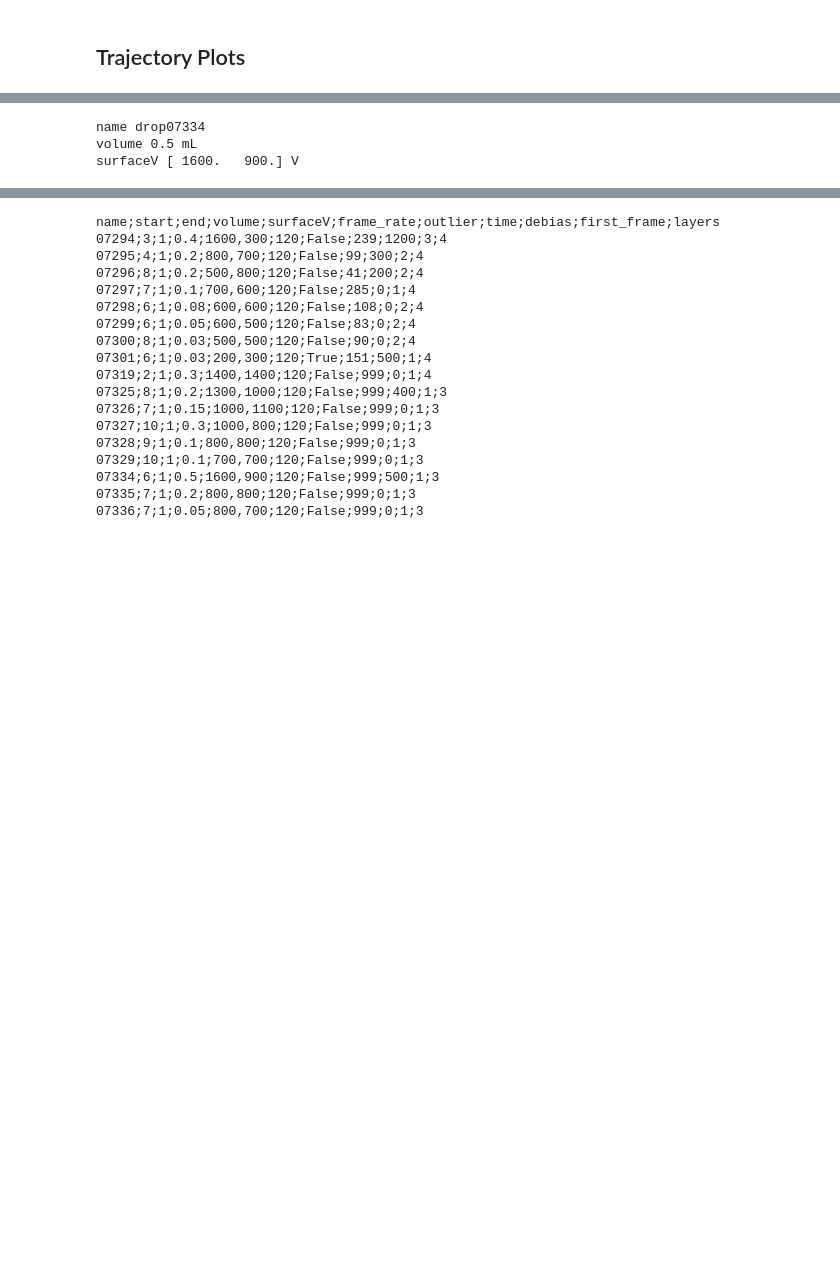
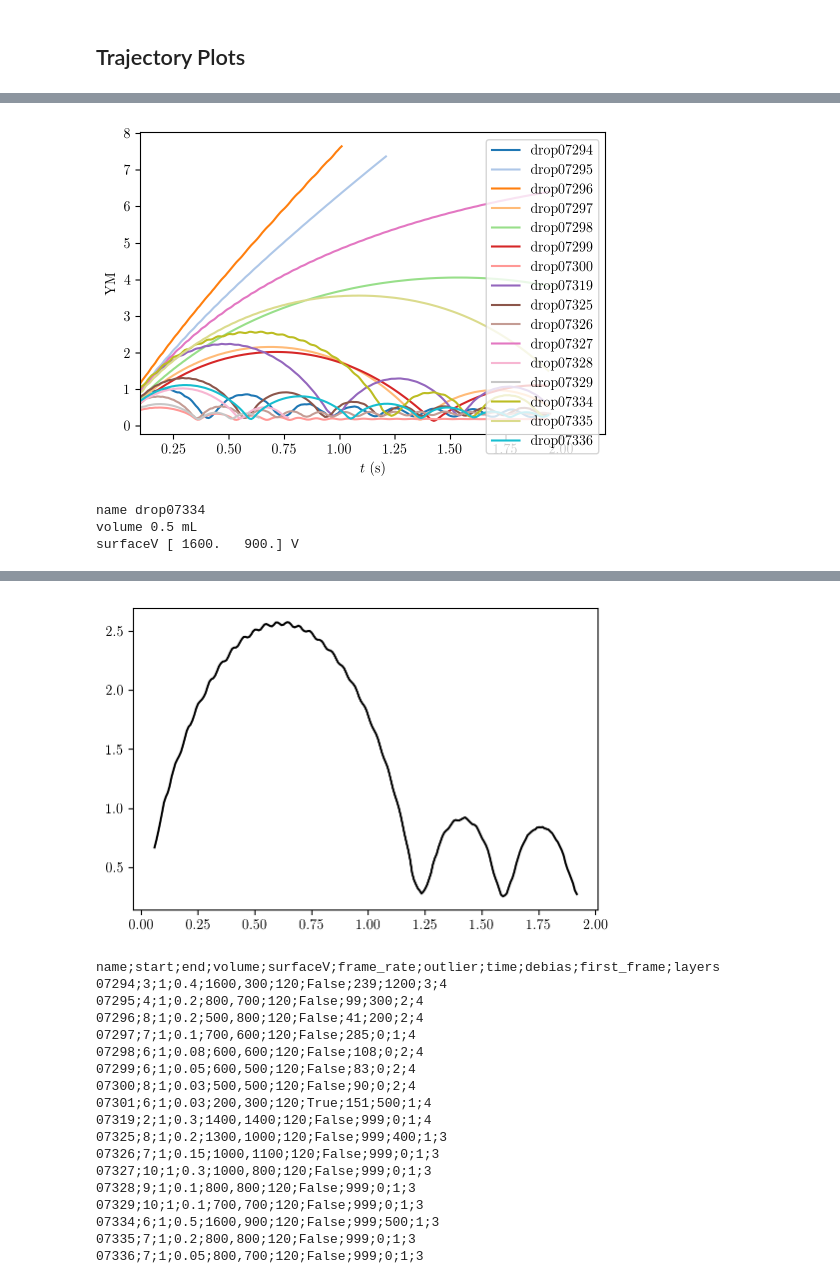
Before and after one commit to 7deeptide/Droplet_electro-bounce, a Jupyter notebook: src/parameter_estimation.ipynb, the cells around one changed output, grey strips where cells are left out. Cells and saved outputs as stored; diff of their text form; code cells hidden in the pictures; blank space fills up the shorter version.

```diff
--- a/src/parameter_estimation.ipynb
+++ b/src/parameter_estimation.ipynb
@@ -149,7 +149,7 @@ from matplotlib import cm
 from matplotlib.colors import Normalize
 
 #matplotlib.use('pgf')
-%matplotlib inline
+#%matplotlib inline
 #matplotlib.rcParams['figure.figsize'] = (10,10)
 
 pgf_with_latex = {                      # setup matplotlib to use latex for output
@@ -170,18 +170,27 @@ pgf_with_latex = {                      # setup matplotlib to use latex for outp
         ]
     }
 
-%config InlineBackend.figure_formats = ['svg']
-matplotlib.rcParams['text.latex.unicode'] = True
-matplotlib.rcParams.update(pgf_with_latex)
+#%config InlineBackend.figure_formats = ['svg']
+#matplotlib.rcParams['text.latex.unicode'] = True
+#matplotlib.rcParams.update(pgf_with_latex)
+plt.rc('text', usetex=True)
+plt.rc('font', family='serif')
+plt.rcParams['figure.dpi'] = 100
+%config InlineBackend.figure_format = 'retina'
+pics = False
 # %%
-def savefig(filename):
-    plt.savefig('../doc/figures/{}.pgf'.format(filename), bbox_inches='tight')
+def savefig(filename, pics):
+    if pics == True:
+        plt.savefig('../doc/figures/{}.pgf'.format(filename), bbox_inches='tight')
+    else:
+        pass
 # %%
 def plot_single(drop, args_for_components=['YM'], kwargs_for_plot={'color':'k'}, **kwargs):
     """
     Plots a given variable over the trajectory of a single drop.
     """
     #plt.xlabel('t ($s$)')
+
     if 'parted' in kwargs.keys() and kwargs['parted']==True:
         (ym, t, dt, contact_mask, y_parted,
         dy_parted, ddy_parted, t_parted, ind_parted) = get_data(drop, param_est=False)
@@ -233,7 +242,11 @@ def plot_single(drop, args_for_components=['YM'], kwargs_for_plot={'color':'k'},
                 plt.plot(t, y,label=drop.name, **kwargs_for_plot)
             else:
                 plt.plot(t, y,label=drop.name, **kwargs_for_plot)
-    #return t[-1]
+        #return t[-1]
+            if 'single' in kwargs.keys() and kwargs['single']==True:
+                plt.show()
+            else:
+                pass
 
 def plot_series(dataset, component='YM', **kwargs):
     """
@@ -282,7 +295,7 @@ def plot_series(dataset, component='YM', **kwargs):
     plt.xlabel(r'$t$ (s)')
     if 'savefig' in kwargs.keys() and kwargs['savefig']==True:
         name = 'series'
-        #savefig(name)
+        savefig(name, pics)
     plt.show()
 # %%
 """
@@ -295,5 +308,5 @@ drop = drop07334
 #print(len(get_data(drop, param_est=False)[1]), get_data(drop, param_est=False)[1][0], drop.start, drop.end)
 plot_series(alldrops, component='YM', qm=False, savefig=False, col='tab20')
 print_header(drop)
-plot_single(drop, parted=False, variable='y_parted', points=True);
+plot_single(drop, parted=False, variable='y_parted', points=True, single=True)
 # %% [output]
@@ -301,3 +313,4 @@ plot_single(drop, parted=False, variable='y_parted', points=True);
+[figure, added]
 name drop07334
 volume 0.5 mL
 surfaceV [ 1600.   900.] V
@@ -305,3 +317,4 @@ surfaceV [ 1600.   900.] V
+[figure, added]
 # %%
 # #A bash program to write experiemental metadata.
 
```
Also changed, not shown: parts of 23 cells of this notebook, 20 other files.
